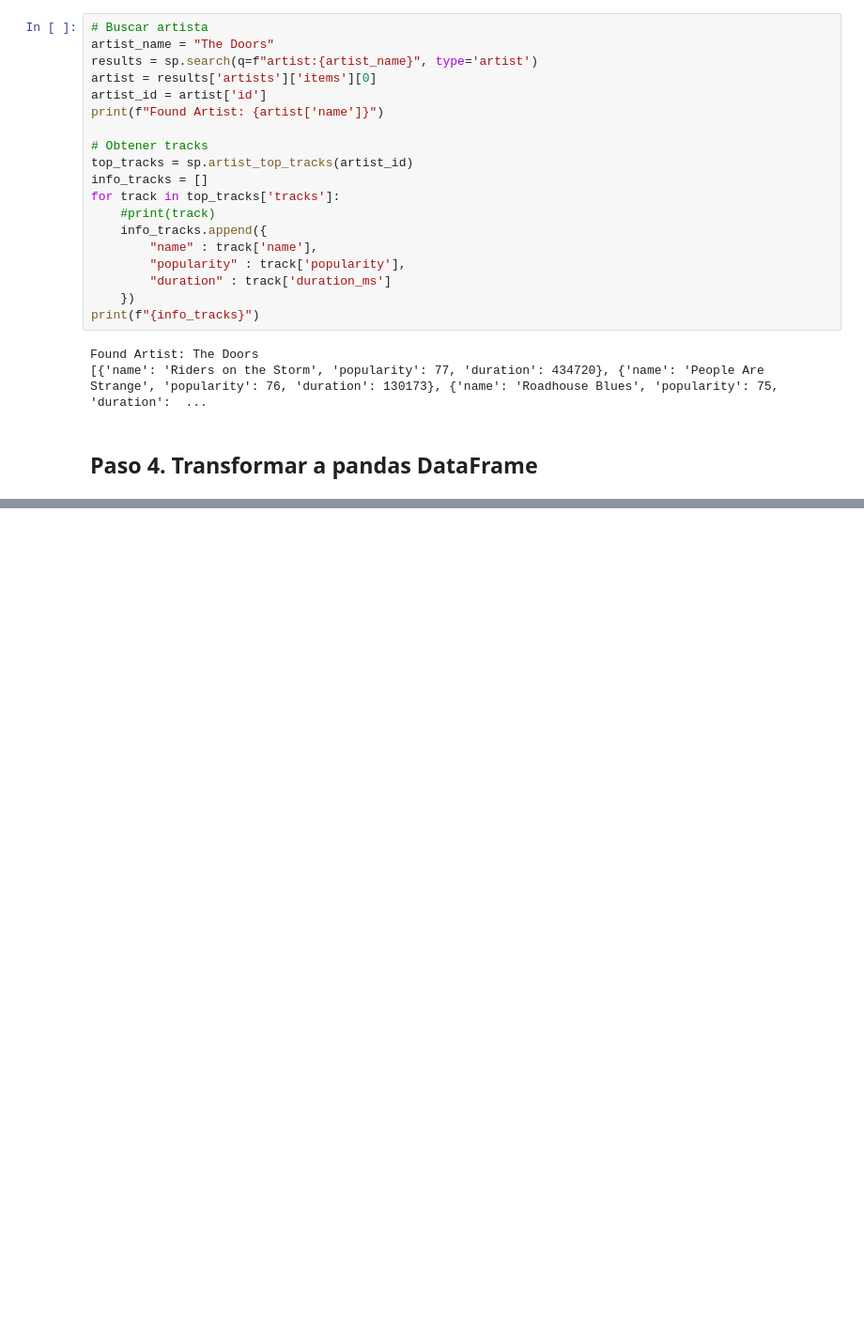
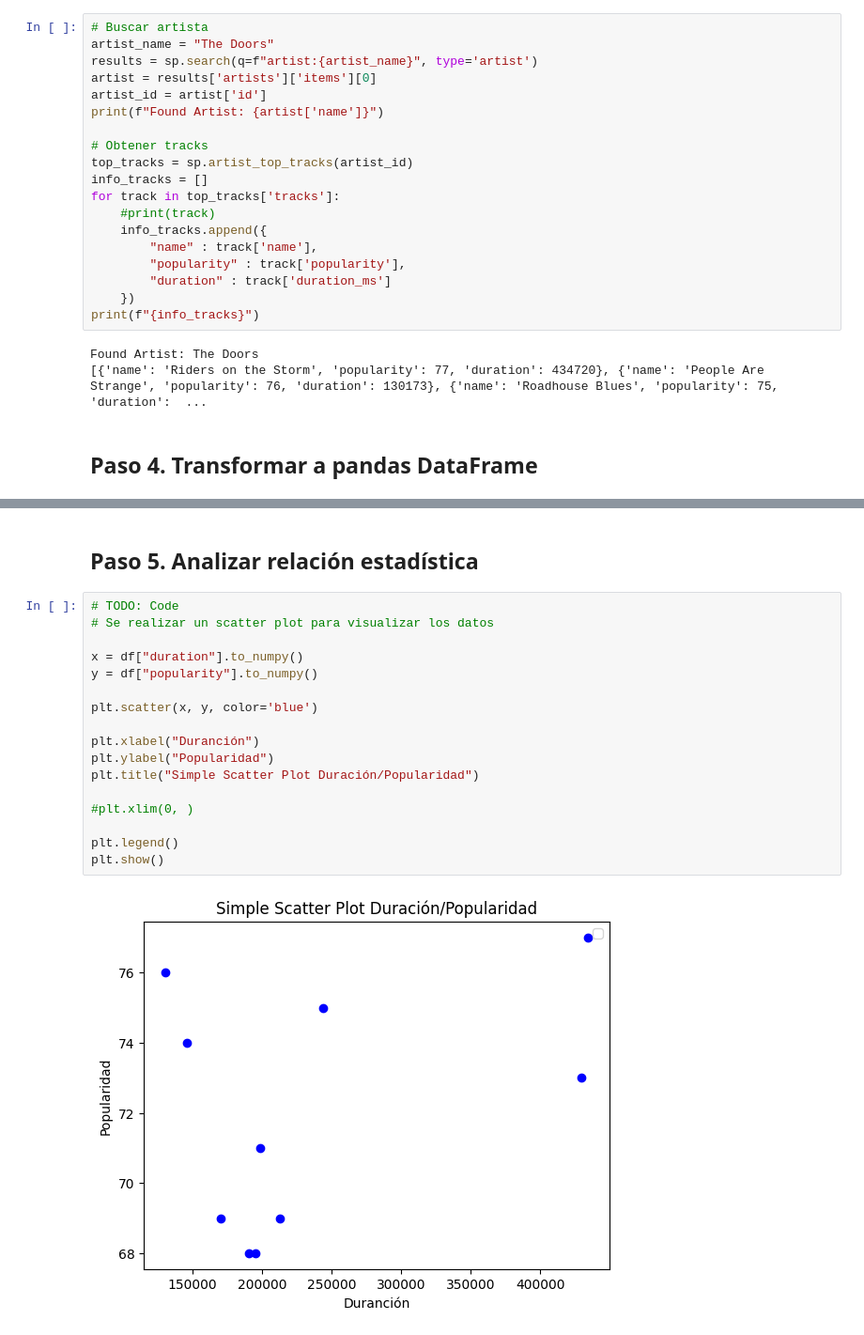
Before and after one commit to 4GeeksAcademy/interacting-with-api-python-project-tutorial-BBRH, a Jupyter notebook: src/interacting_with_api_explore.ipynb, the cells around one changed output, grey strips where cells are left out. Shown: that part at 94% size. Drawn from its saved outputs; the diff is of its cells as text; blank space fills up the shorter version.

Commit message:
added observations and graphs

```diff
--- a/src/interacting_with_api_explore.ipynb
+++ b/src/interacting_with_api_explore.ipynb
@@ -61,0 +68,21 @@ df.head()
+# %% [markdown]
+## Paso 5. Analizar relación estadística
+# %%
+# TODO: Code
+# Se realizar un scatter plot para visualizar los datos
+
+x = df["duration"].to_numpy()
+y = df["popularity"].to_numpy()
+
+plt.scatter(x, y, color='blue')
+
+plt.xlabel("Duranción")
+plt.ylabel("Popularidad")
+plt.title("Simple Scatter Plot Duración/Popularidad")
+
+#plt.xlim(0, )
+
+plt.legend()
+plt.show()
+# %% [output]
+[figure, added]
```
Also changed, not shown: parts of 5 cells of this notebook.
